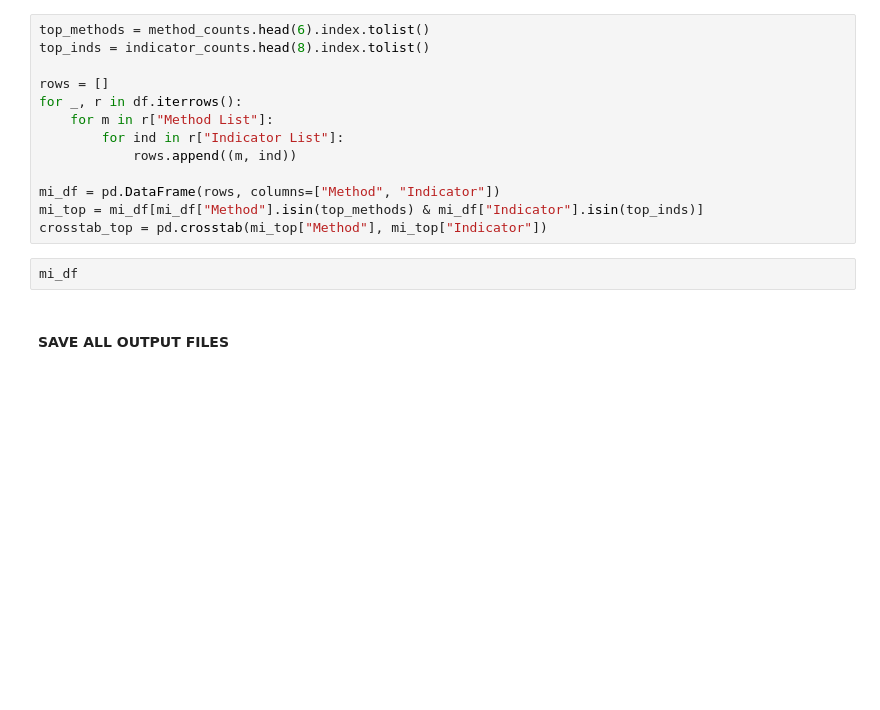
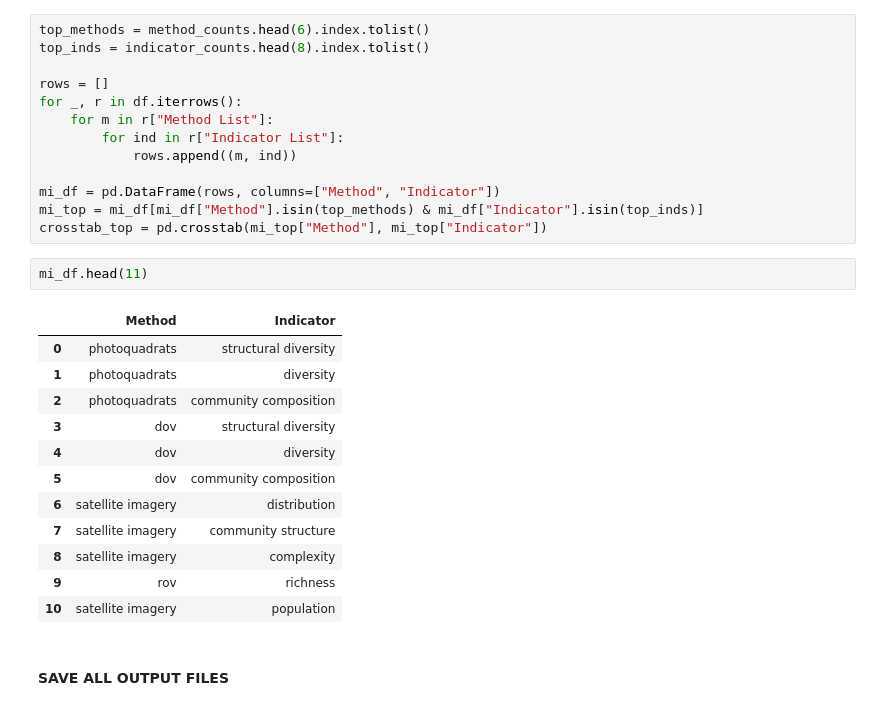
Before and after one commit to DolapoSalim/literature_syn_analysis, a Jupyter notebook: scripts/load_data.ipynb, the cells around one changed output. Drawn from its saved outputs; the diff is of its cells as text; blank space fills up the shorter version.

```diff
--- a/scripts/load_data.ipynb
+++ b/scripts/load_data.ipynb
@@ -120,7 +120,20 @@ mi_df = pd.DataFrame(rows, columns=["Method", "Indicator"])
 mi_top = mi_df[mi_df["Method"].isin(top_methods) & mi_df["Indicator"].isin(top_inds)]
 crosstab_top = pd.crosstab(mi_top["Method"], mi_top["Indicator"])
 # %%
-mi_df
+mi_df.head(11)
+# %% [output]
+|  | Method | Indicator |
+| 0 | photoquadrats | structural diversity |
+| 1 | photoquadrats | diversity |
+| 2 | photoquadrats | community composition |
+| 3 | dov | structural diversity |
+| 4 | dov | diversity |
+| 5 | dov | community composition |
+| 6 | satellite imagery | distribution |
+| 7 | satellite imagery | community structure |
+| 8 | satellite imagery | complexity |
+| 9 | rov | richness |
+| 10 | satellite imagery | population |
 # %% [markdown]
 #### SAVE ALL OUTPUT FILES
 # %%
```
